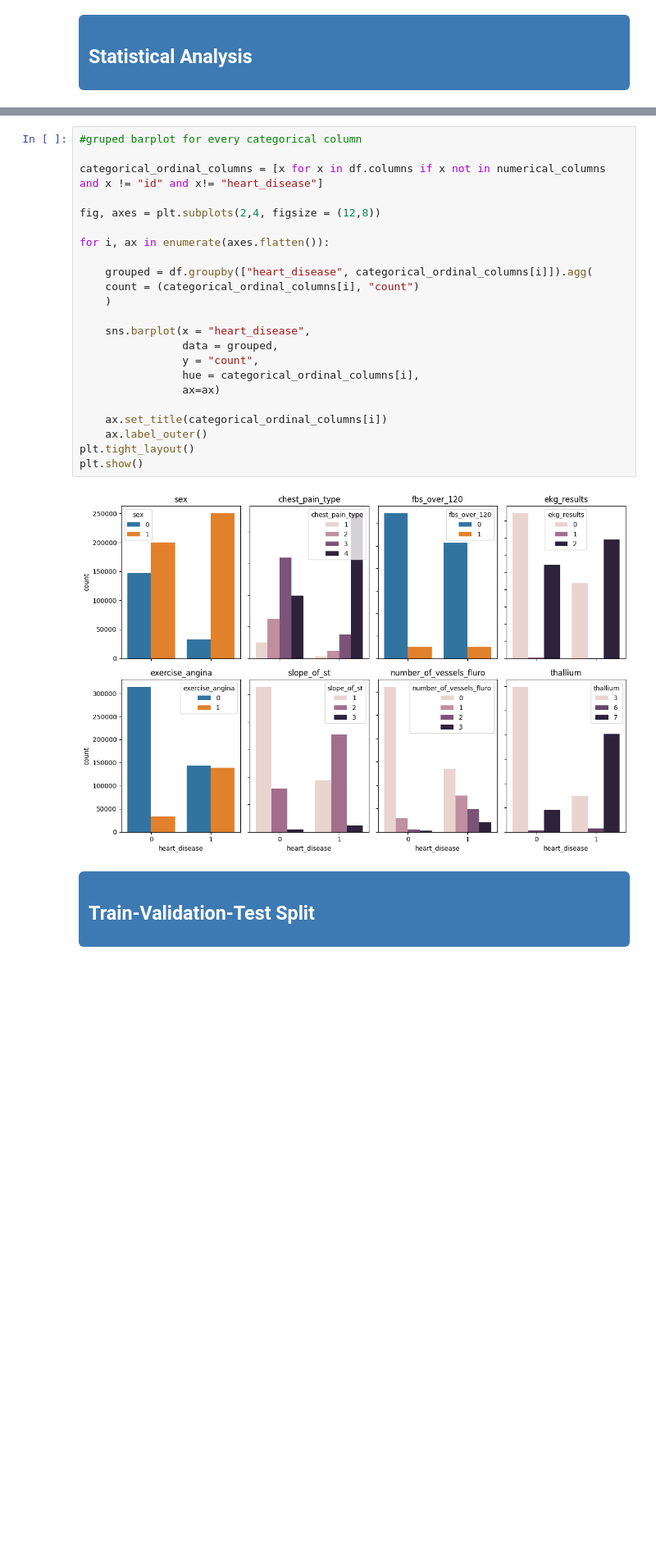
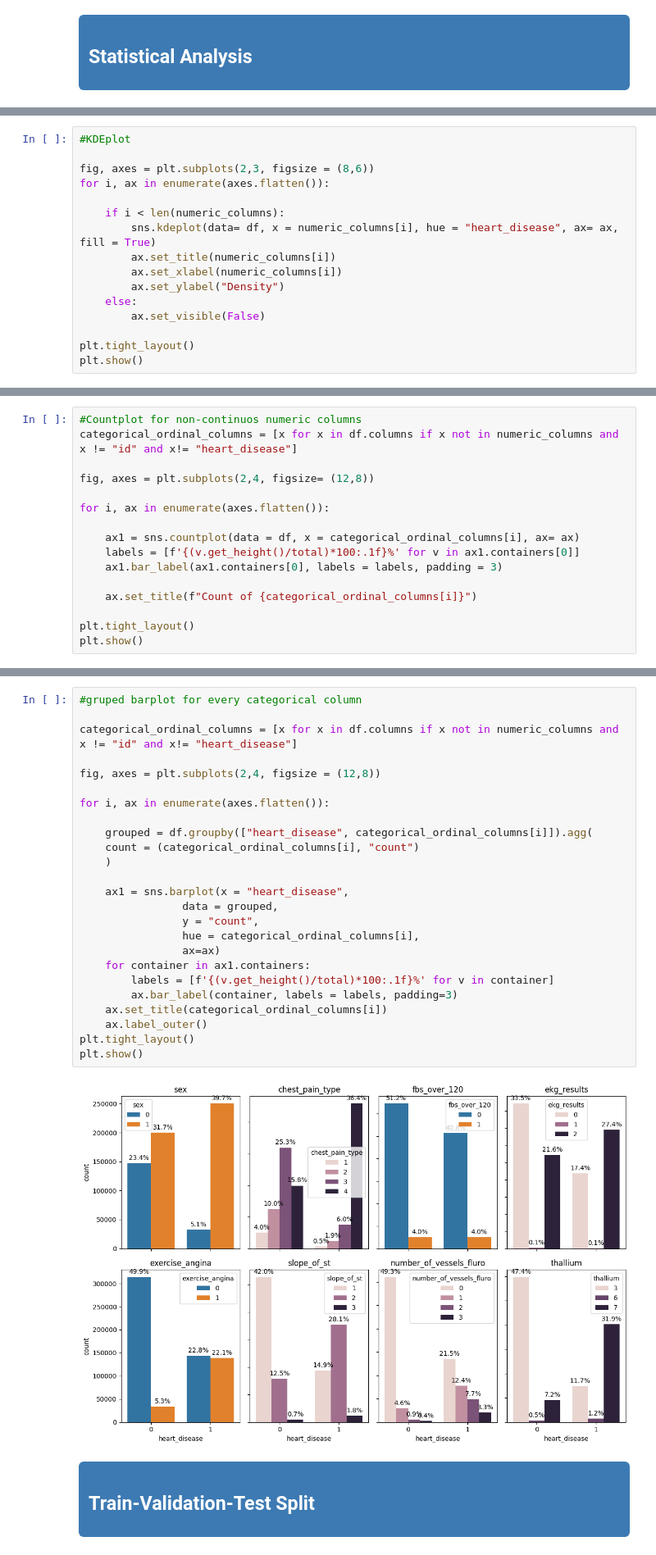
Before and after one commit to JeroHoyos/predicting_heart_disease, a Jupyter notebook: predicting_heart_disease.ipynb, the cells around one changed output, grey strips where cells are left out. Shown at 82% size. Drawn from its saved outputs; the diff is of its cells as text; blank space fills up the shorter version.

```diff
--- a/predicting_heart_disease.ipynb
+++ b/predicting_heart_disease.ipynb
@@ -313,0 +321,16 @@ plt.show()
+# %%
+#KDEplot
+
+fig, axes = plt.subplots(2,3, figsize = (8,6))
+for i, ax in enumerate(axes.flatten()):
+
+    if i < len(numeric_columns):
+        sns.kdeplot(data= df, x = numeric_columns[i], hue = "heart_disease", ax= ax, fill = True)
+        ax.set_title(numeric_columns[i])
+        ax.set_xlabel(numeric_columns[i])
+        ax.set_ylabel("Density")
+    else:
+        ax.set_visible(False)
+
+plt.tight_layout()
+plt.show()
@@ -313,0 +339,16 @@ plt.show()
+# %%
+#Countplot for non-continuos numeric columns
+categorical_ordinal_columns = [x for x in df.columns if x not in numeric_columns and x != "id" and x!= "heart_disease"]
+
+fig, axes = plt.subplots(2,4, figsize= (12,8))
+
+for i, ax in enumerate(axes.flatten()):
+
+    ax1 = sns.countplot(data = df, x = categorical_ordinal_columns[i], ax= ax)
+    labels = [f'{(v.get_height()/total)*100:.1f}%' for v in ax1.containers[0]]
+    ax1.bar_label(ax1.containers[0], labels = labels, padding = 3)
+
+    ax.set_title(f"Count of {categorical_ordinal_columns[i]}")
+
+plt.tight_layout()
+plt.show()
@@ -314,28 +357,30 @@ plt.show()
 # %%
 #gruped barplot for every categorical column
 
-categorical_ordinal_columns = [x for x in df.columns if x not in numerical_columns and x != "id" and x!= "heart_disease"]
+categorical_ordinal_columns = [x for x in df.columns if x not in numeric_columns and x != "id" and x!= "heart_disease"]
 
 fig, axes = plt.subplots(2,4, figsize = (12,8))
 
 for i, ax in enumerate(axes.flatten()):
 
     grouped = df.groupby(["heart_disease", categorical_ordinal_columns[i]]).agg(
     count = (categorical_ordinal_columns[i], "count")
     )
 
-    sns.barplot(x = "heart_disease",
+    ax1 = sns.barplot(x = "heart_disease",
                 data = grouped,
                 y = "count",
                 hue = categorical_ordinal_columns[i],
                 ax=ax)
-
+    for container in ax1.containers:
+        labels = [f'{(v.get_height()/total)*100:.1f}%' for v in container]
+        ax.bar_label(container, labels = labels, padding=3)
     ax.set_title(categorical_ordinal_columns[i])
     ax.label_outer()
 plt.tight_layout()
 plt.show()
 # %% [output]
-[figure, old version]
+[figure, new version]
 # %% [markdown]
 <div style="background-color:#3d7ab3; color:white; padding:12px; border-radius:6px;">
     <h2 style="margin:0px">Train-Validation-Test Split</h2>
```
Also changed, not shown: parts of 5 cells of this notebook.
